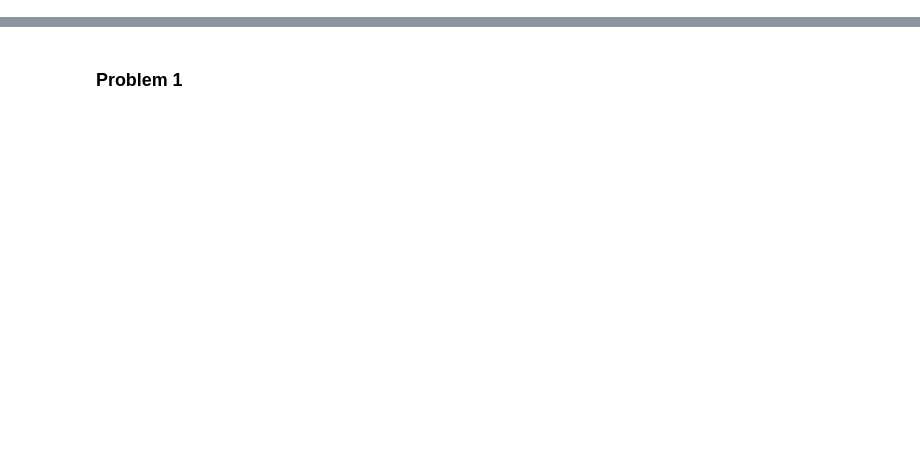
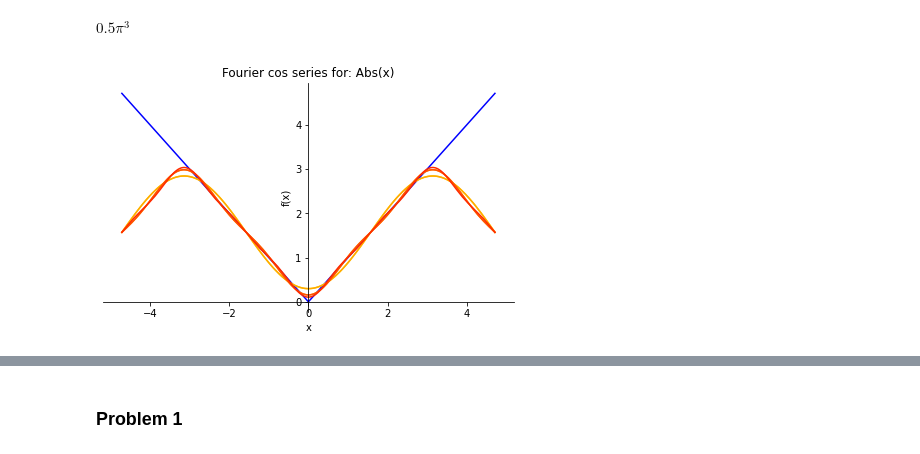
Before and after one commit to miamrodgers/Fourier-Analysis, a Jupyter notebook: HW3.ipynb, the cells around one changed output, grey strips where cells are left out. Drawn from its saved outputs; the diff is of its cells as text; code cells hidden in the pictures; blank space fills up the shorter version.

```diff
--- a/HW3.ipynb
+++ b/HW3.ipynb
@@ -1,2 +1,16 @@
 # %%
 from FourierSeries import *
+# %%
+k = lambda x: (sp.Abs(x))#**1.5
+L = sp.pi
+p4 = FourierSeries(k, L, series_type=None)
+p4._calculate_a(3)
+# p4.plot_f_series_range().show()
+# %%
+(1/2*L)*sp.integrate(abs(x), (x,-L,L))
+# %% [output]
+$\displaystyle 0.5 \pi^{3}$
+# %%
+p4.plot_f_series_range().show()
+# %% [output]
+[figure, added]
```
Also changed, not shown: parts of 14 cells of this notebook, 1 other file.
